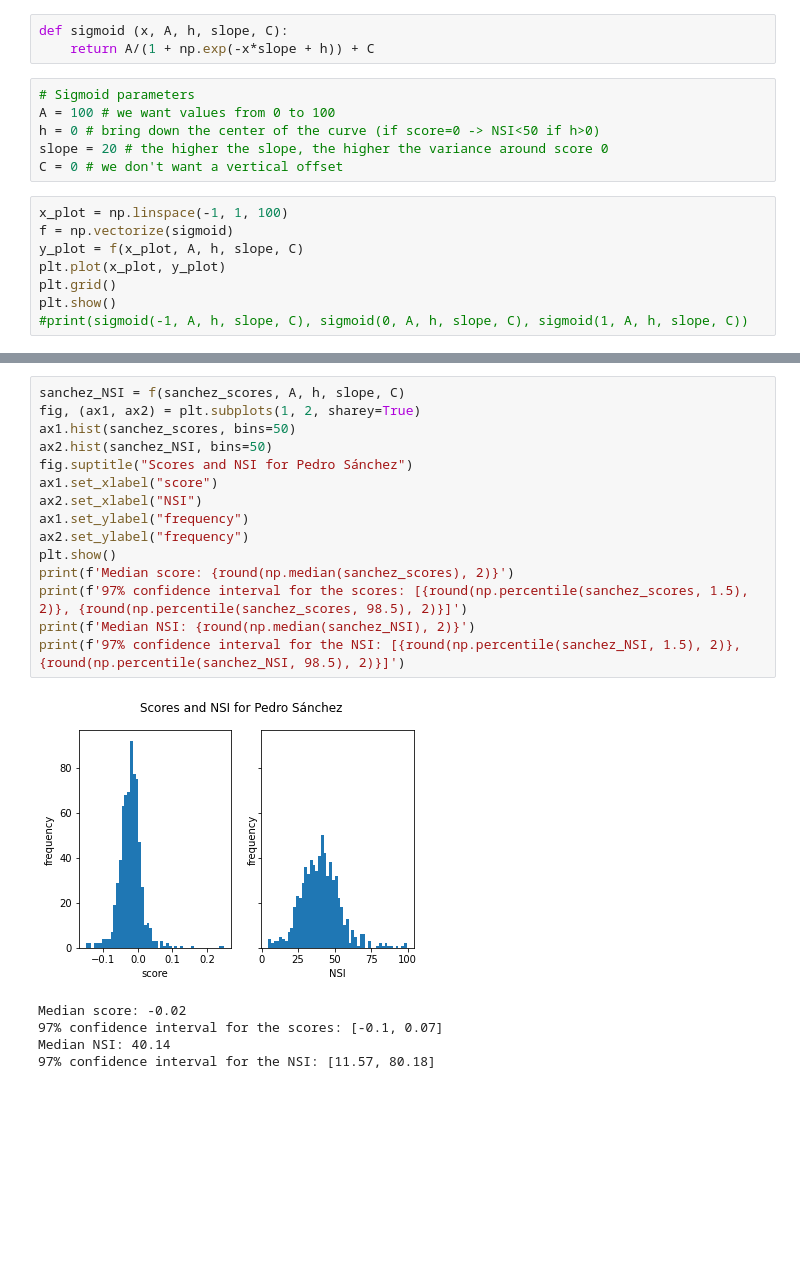
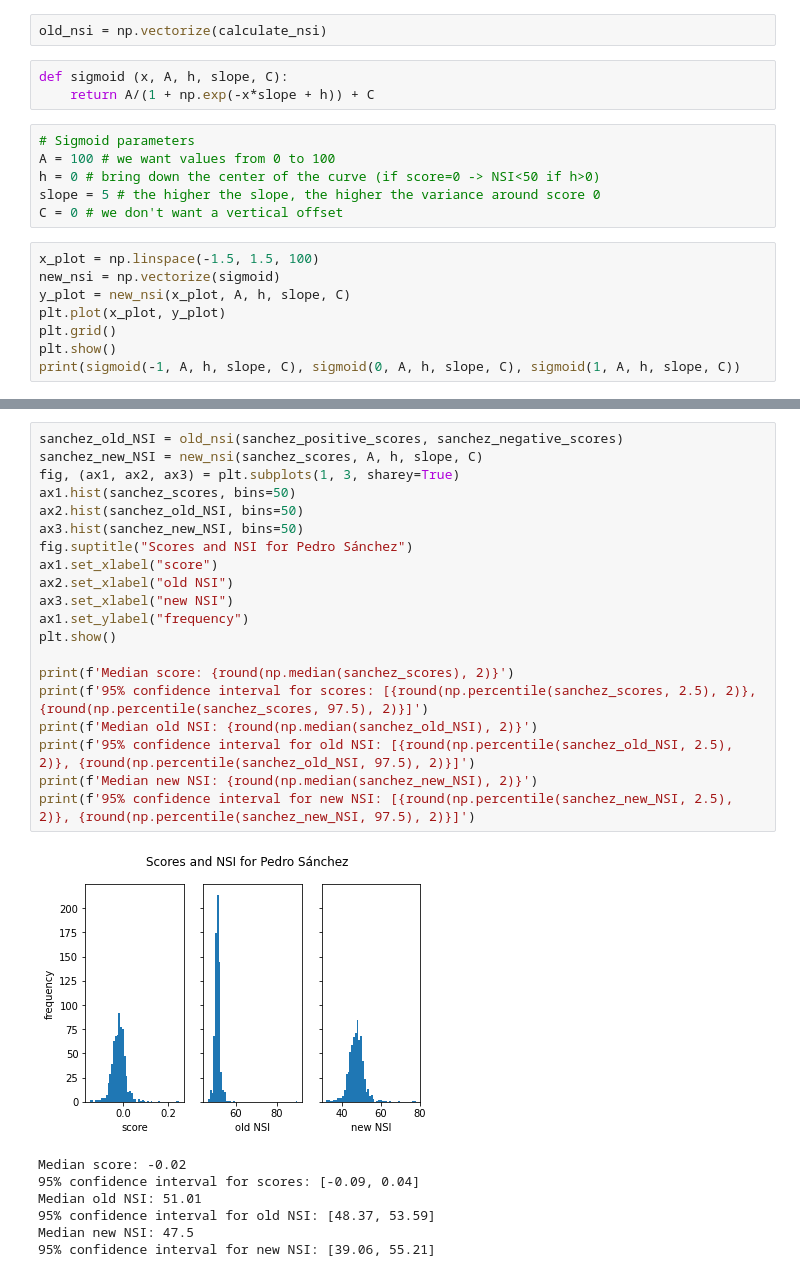
Before and after one commit to sergiolives19/Naveler, a Jupyter notebook: NSI/NSI.ipynb, the cells around one changed output, grey strips where cells are left out. Drawn from its saved outputs; the diff is of its cells as text; blank space fills up the shorter version.

```diff
--- a/NSI/NSI.ipynb
+++ b/NSI/NSI.ipynb
@@ -53,3 +111,5 @@ Menorca: 284
+# %%
+old_nsi = np.vectorize(calculate_nsi)
 # %%
 def sigmoid (x, A, h, slope, C):
     return A/(1 + np.exp(-x*slope + h)) + C
@@ -57,14 +117,14 @@ def sigmoid (x, A, h, slope, C):
 # Sigmoid parameters
 A = 100 # we want values from 0 to 100
 h = 0 # bring down the center of the curve (if score=0 -> NSI<50 if h>0)
-slope = 20 # the higher the slope, the higher the variance around score 0
+slope = 5 # the higher the slope, the higher the variance around score 0
 C = 0 # we don't want a vertical offset
 # %%
-x_plot = np.linspace(-1, 1, 100)
-f = np.vectorize(sigmoid)
-y_plot = f(x_plot, A, h, slope, C)
+x_plot = np.linspace(-1.5, 1.5, 100)
+new_nsi = np.vectorize(sigmoid)
+y_plot = new_nsi(x_plot, A, h, slope, C)
 plt.plot(x_plot, y_plot)
 plt.grid()
 plt.show()
-#print(sigmoid(-1, A, h, slope, C), sigmoid(0, A, h, slope, C), sigmoid(1, A, h, slope, C))
+print(sigmoid(-1, A, h, slope, C), sigmoid(0, A, h, slope, C), sigmoid(1, A, h, slope, C))
 # %% [output]
@@ -72,22 +133,29 @@ plt.show()
 # %%
-sanchez_NSI = f(sanchez_scores, A, h, slope, C)
-fig, (ax1, ax2) = plt.subplots(1, 2, sharey=True)
+sanchez_old_NSI = old_nsi(sanchez_positive_scores, sanchez_negative_scores)
+sanchez_new_NSI = new_nsi(sanchez_scores, A, h, slope, C)
+fig, (ax1, ax2, ax3) = plt.subplots(1, 3, sharey=True)
 ax1.hist(sanchez_scores, bins=50)
-ax2.hist(sanchez_NSI, bins=50)
+ax2.hist(sanchez_old_NSI, bins=50)
+ax3.hist(sanchez_new_NSI, bins=50)
 fig.suptitle("Scores and NSI for Pedro Sánchez")
 ax1.set_xlabel("score")
-ax2.set_xlabel("NSI")
+ax2.set_xlabel("old NSI")
+ax3.set_xlabel("new NSI")
 ax1.set_ylabel("frequency")
-ax2.set_ylabel("frequency")
 plt.show()
+
 print(f'Median score: {round(np.median(sanchez_scores), 2)}')
-print(f'97% confidence interval for the scores: [{round(np.percentile(sanchez_scores, 1.5), 2)}, {round(np.percentile(sanchez_scores, 98.5), 2)}]')
-print(f'Median NSI: {round(np.median(sanchez_NSI), 2)}')
-print(f'97% confidence interval for the NSI: [{round(np.percentile(sanchez_NSI, 1.5), 2)}, {round(np.percentile(sanchez_NSI, 98.5), 2)}]')
+print(f'95% confidence interval for scores: [{round(np.percentile(sanchez_scores, 2.5), 2)}, {round(np.percentile(sanchez_scores, 97.5), 2)}]')
+print(f'Median old NSI: {round(np.median(sanchez_old_NSI), 2)}')
+print(f'95% confidence interval for old NSI: [{round(np.percentile(sanchez_old_NSI, 2.5), 2)}, {round(np.percentile(sanchez_old_NSI, 97.5), 2)}]')
+print(f'Median new NSI: {round(np.median(sanchez_new_NSI), 2)}')
+print(f'95% confidence interval for new NSI: [{round(np.percentile(sanchez_new_NSI, 2.5), 2)}, {round(np.percentile(sanchez_new_NSI, 97.5), 2)}]')
 # %% [output]
-[figure, old version]
+[figure, new version]
 Median score: -0.02
-97% confidence interval for the scores: [-0.1, 0.07]
-Median NSI: 40.14
-97% confidence interval for the NSI: [11.57, 80.18]
+95% confidence interval for scores: [-0.09, 0.04]
+Median old NSI: 51.01
+95% confidence interval for old NSI: [48.37, 53.59]
+Median new NSI: 47.5
+95% confidence interval for new NSI: [39.06, 55.21]
 # %%
```
Also changed, not shown: parts of 8 cells of this notebook.
